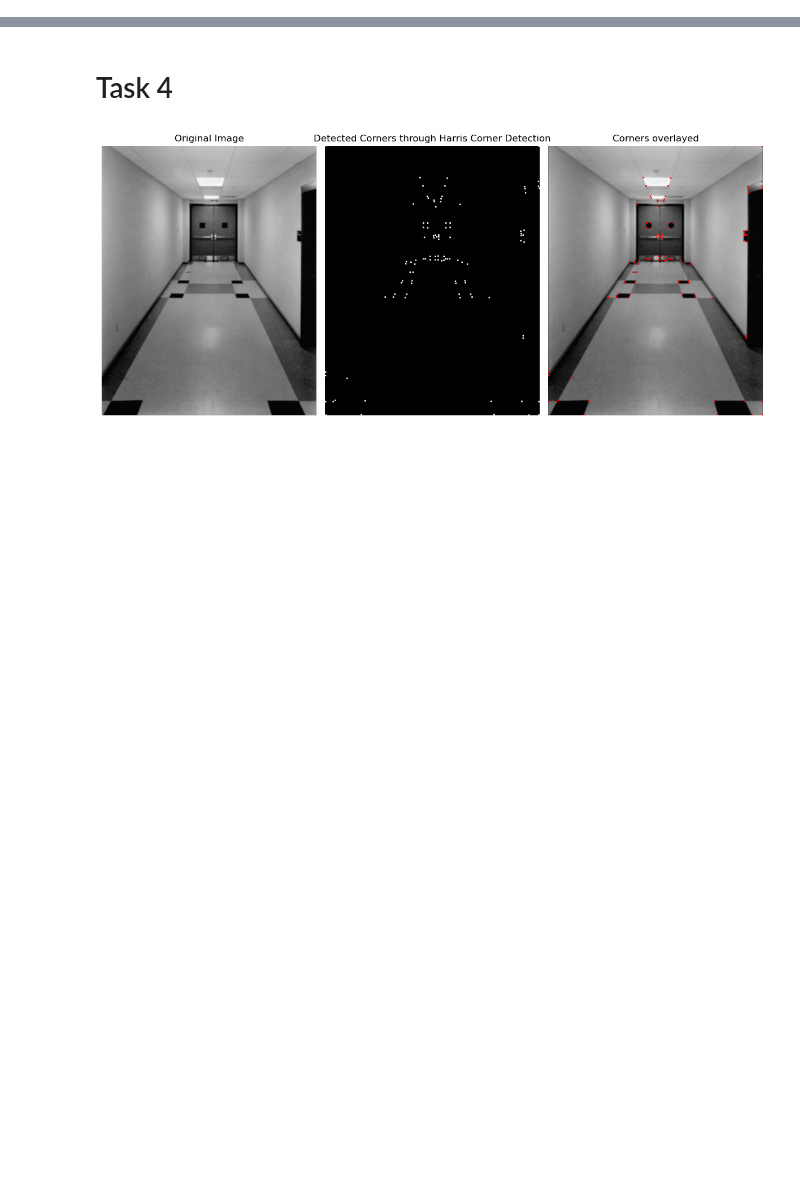
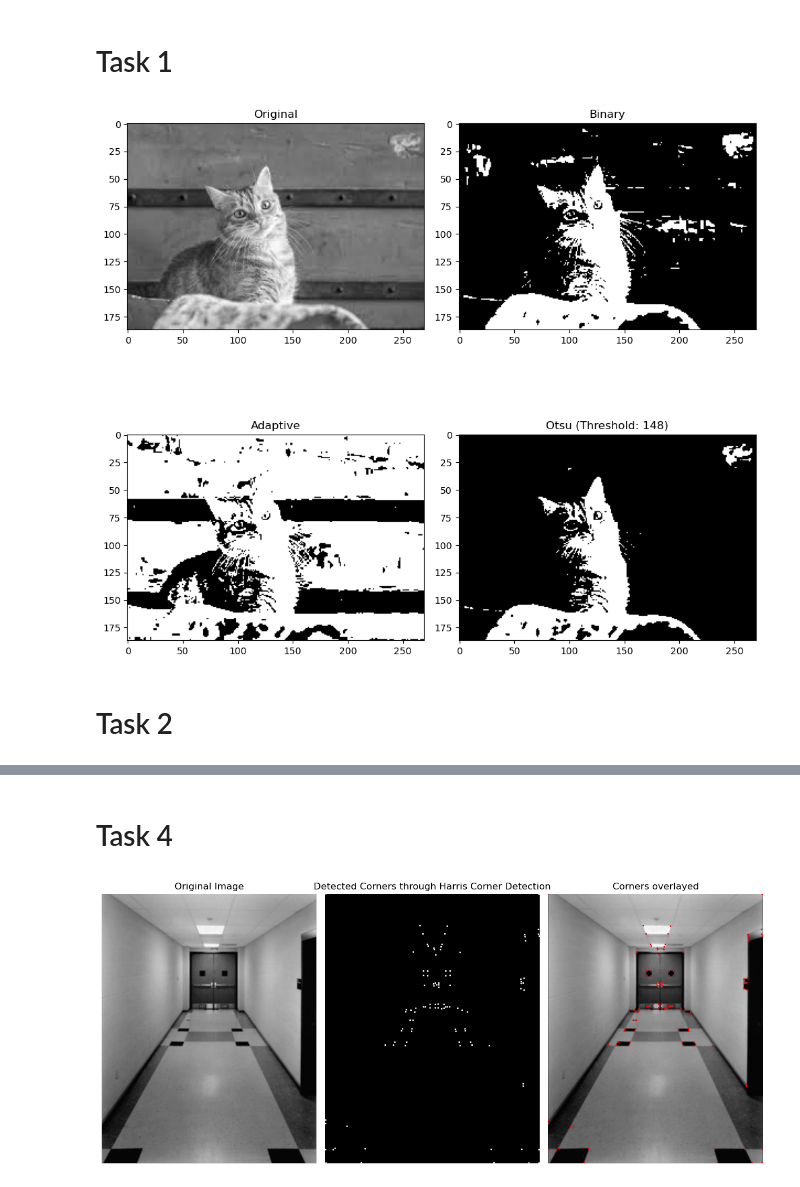
Before and after one commit to CS7-404-DIP-M24/a4-ajit-srikanth, a Jupyter notebook: main.ipynb, the cells around one changed output, grey strips where cells are left out. Saved outputs shown, nothing was run; the diff lists cells and outputs as text; code cells hidden in the pictures; blank space fills up the shorter version.

```diff
--- a/main.ipynb
+++ b/main.ipynb
@@ -4,0 +6,2 @@ import cv2
+# %% [markdown]
+# Task 1
@@ -4,0 +16,13 @@ import cv2
+# %%
+def adaptive_threshold_custom(image, block_size, C, method="mean"):
+    # local statistics
+    if method == "mean":
+        local_mean = cv2.boxFilter(image, ddepth=-1, ksize=(block_size, block_size))
+        local_thresh = local_mean - C
+    elif method == "median":
+        local_thresh = cv2.medianBlur(image, block_size) - C
+
+    # Apply thresholding
+    binary_image = (image > local_thresh).astype(np.uint8) * 255
+
+    return binary_image
@@ -4,0 +53,38 @@ import cv2
+# %%
+cat = cv2.imread("./images/cat.jpg", cv2.IMREAD_GRAYSCALE)
+
+# binary thresholding
+cat_binary = binary_threshold(cat, 128)
+
+# adaptive thresholding
+C = 9
+block_size = 77
+cat_adaptive = adaptive_threshold_custom(cat, block_size, C, method="median")
+
+# Otsu's thres holding
+optimal_threshold, binary_image = otsu_threshold(cat)
+
+plt.figure(figsize=(10, 10))
+
+plt.subplot(2, 2, 1)
+plt.imshow(cat, cmap="gray")
+plt.title(f"Original")
+
+plt.subplot(2, 2, 2)
+plt.imshow(cat_binary, cmap="gray")
+plt.title(f"Binary")
+
+plt.subplot(2, 2, 3)
+plt.imshow(cat_adaptive, cmap="gray")
+plt.title(f"Adaptive")
+
+plt.subplot(2, 2, 4)
+plt.imshow(binary_image, cmap='gray')
+plt.title(f"Otsu (Threshold: {optimal_threshold})")
+
+plt.tight_layout()
+plt.show()
+# %% [output]
+[figure, added]
+# %% [markdown]
+# Task 2
```
Also changed, not shown: parts of 12 cells of this notebook, 5 other files.
